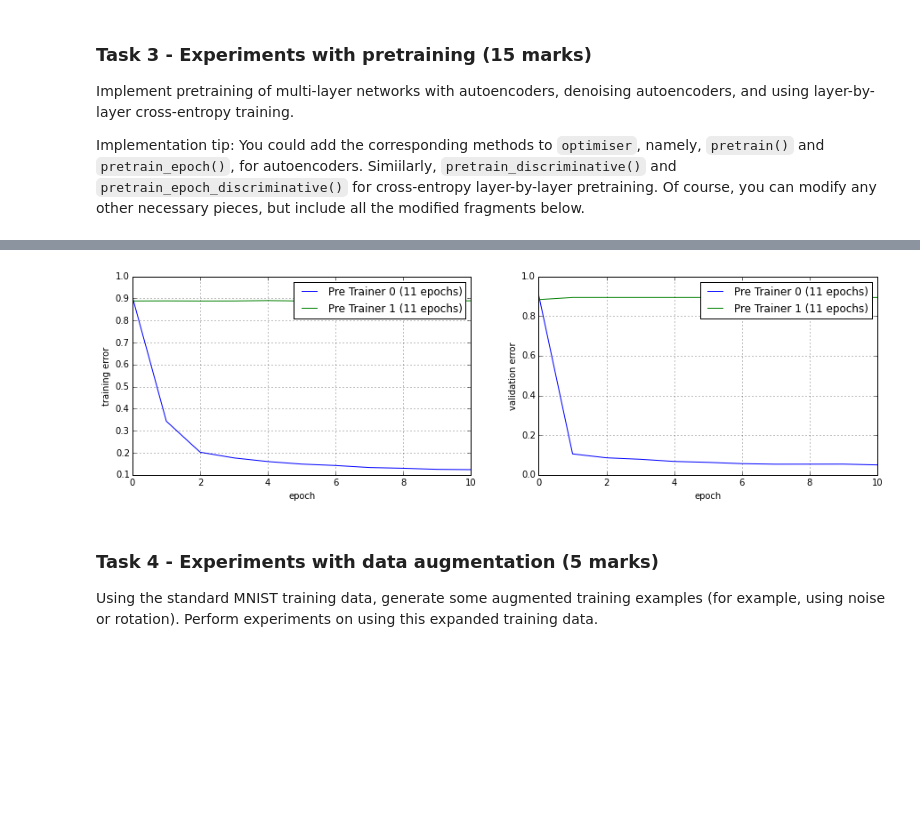
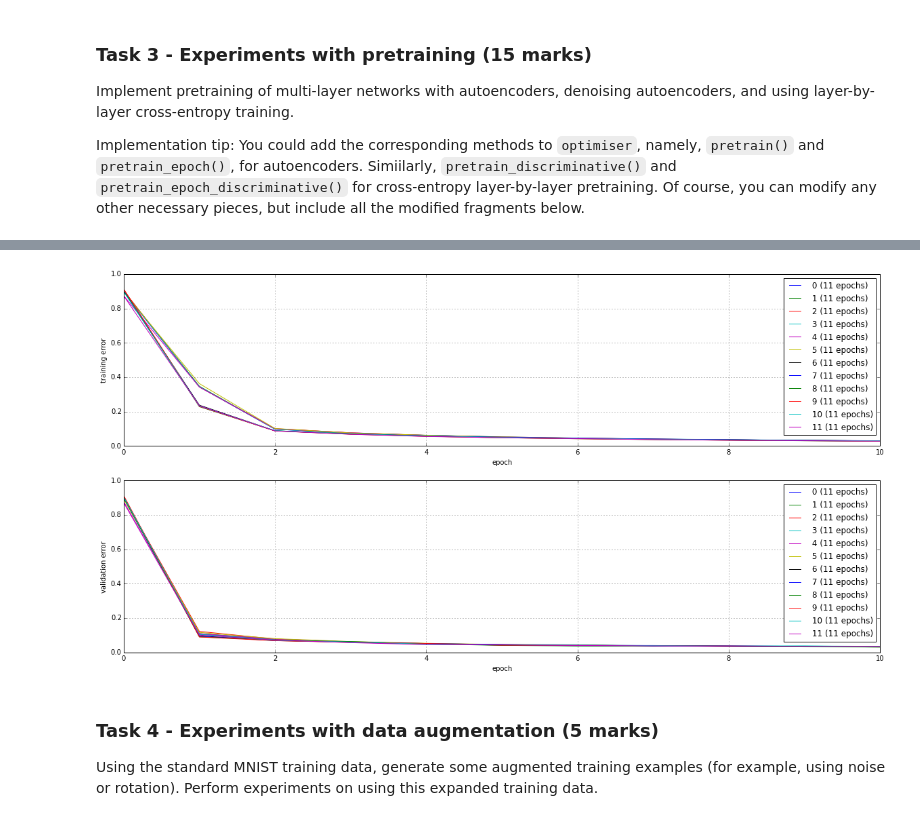
Before and after one commit to SamDavies/Convolutional-Neural-Network, a Jupyter notebook: 07_MLP_Coursework2.ipynb, the cells around one changed output, grey strips where cells are left out. Cells and saved outputs as stored; diff of their text form; code cells hidden in the pictures; blank space fills up the shorter version.

Commit message:
Experiment with pre training

```diff
--- a/07_MLP_Coursework2.ipynb
+++ b/07_MLP_Coursework2.ipynb
@@ -161,6 +161,30 @@ class Result(object):
         self.add_valid(valid_stats)
         self.add_test(tst_accuracy)
 
+    def draw(self, iteration_name, rows, cols, figsize):
+        fig, axis_array = plt.subplots(rows, cols, figsize=figsize)
+
+        for i, train_errors in enumerate(self.train_errors_matrix):
+            axis_array[0].plot(train_errors, label='{0} {1} ({2} epochs)'.format(
+                    iteration_name, str(i), len(train_errors)))
+
+        for i, valid_errors in enumerate(self.valid_errors_matrix):
+            axis_array[1].plot(valid_errors, label='{0} {1} ({2} epochs)'.format(
+                    iteration_name, str(i), len(valid_errors)))
+
+        # show to line graphs using the training and validation results
+        axis_array[0].set_xlabel('epoch')
+        axis_array[0].set_ylabel('training error')
+        axis_array[0].legend()
+        axis_array[0].grid()
+
+        axis_array[1].set_xlabel('epoch')
+        axis_array[1].set_ylabel('validation error')
+        axis_array[1].legend()
+        axis_array[1].grid()
+
+        plt.show()
+
 def reset_data():
     train_dp.reset()
     valid_dp.reset()
@@ -191,7 +215,7 @@ nhid = 100
 learning_rate = 0.5
 max_epochs = 10
 cost = CECost()
-layer = 0
+num_layers = 0
 
 # make a list of the Schedulers
 s1 = LearningRateFixed(learning_rate=0.5, max_epochs=30)
@@ -209,7 +233,7 @@ for scheduler in schedulers:
     # define the model structure
     model = MLP(cost=cost)
     model.add_layer(Sigmoid(idim=784, odim=nhid, irange=0.2, rng=rng))
-    for i in xrange(1, layer):
+    for i in xrange(1, num_layers):
         logger.info("Stacking hidden layer (%s)" % str(i+1))
         model.add_layer(Sigmoid(idim=nhid, odim=nhid, irange=0.2, rng=rng))
     model.add_layer(Softmax(idim=nhid, odim=10, rng=rng))
@@ -270,7 +294,7 @@ nhid = 200
 learning_rate = 0.5
 max_epochs = 10
 cost = CECost()
-layer = 2
+num_layers = 2
 
 # make a list of the regularisers
 l1_l2_weights = [
@@ -290,7 +314,7 @@ for l1_weight, l2_weight, dp_scheduler in l1_l2_weights:
     # define the model structure
     model = MLP(cost=cost)
     model.add_layer(Sigmoid(idim=784, odim=nhid, irange=0.2, rng=rng))
-    for i in xrange(1, layer):
+    for i in xrange(1, num_layers):
         logger.info("Stacking hidden layer (%s)" % str(i+1))
         model.add_layer(Sigmoid(idim=nhid, odim=nhid, irange=0.2, rng=rng))
     model.add_layer(Softmax(idim=nhid, odim=10, rng=rng))
@@ -403,27 +432,8 @@ WARNING:root:Training started...
-# %%
-%matplotlib inline
-fig, axis_array = plt.subplots(1, 2, figsize=(15, 4))
-
-for i, train_errors in enumerate(results.train_errors_matrix):
-    axis_array[0].plot(train_errors, label='Pre Trainer {0} ({1} epochs)'.format(str(i), len(train_errors)))
-
-for i, valid_errors in enumerate(results.valid_errors_matrix):
-    axis_array[1].plot(valid_errors, label='Pre Trainer {0} ({1} epochs)'.format(str(i), len(valid_errors)))
-
-# show to line graphs using the training and validation results
-axis_array[0].set_xlabel('epoch')
-axis_array[0].set_ylabel('training error')
-axis_array[0].legend()
-axis_array[0].grid()
-
-axis_array[1].set_xlabel('epoch')
-axis_array[1].set_ylabel('validation error')
-axis_array[1].legend()
-axis_array[1].grid()
-
-plt.show()
-# %% [output]
-[figure, removed]
+# %%
+%matplotlib inline
+results.draw("", 2, 1, figsize=(20, 10))
+# %% [output]
+[figure, added]
 # %% [markdown]
 ### Task 4 - Experiments with data augmentation (5 marks)
 
```
Also changed, not shown: parts of 2 cells of this notebook.
